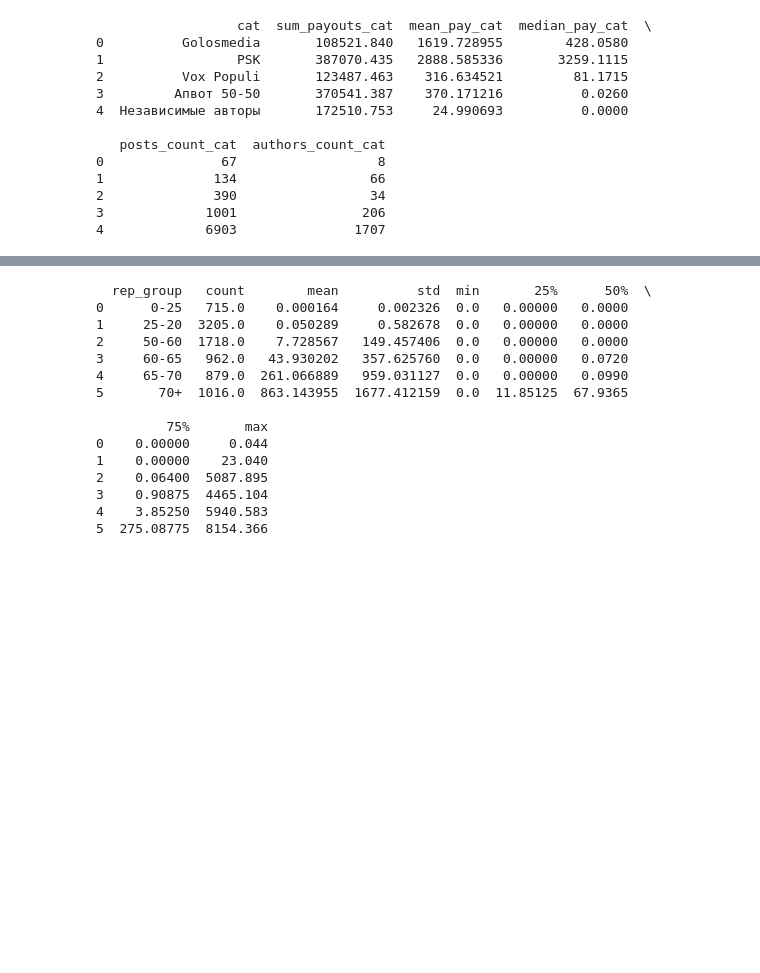
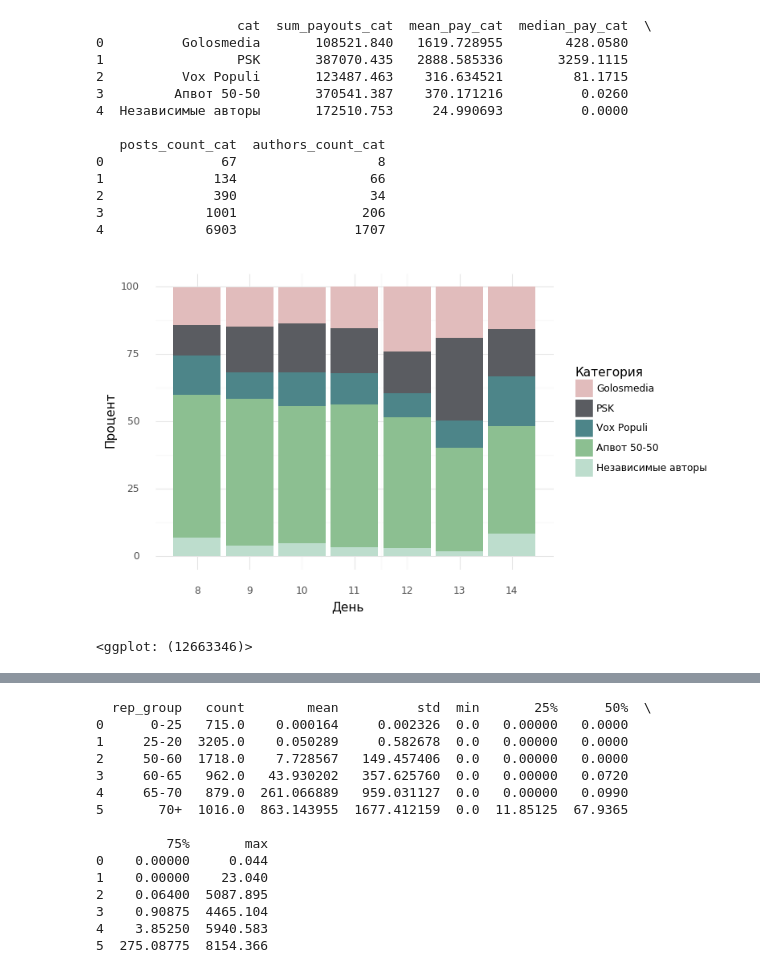
Before and after one commit to ninjascant/articles, a Jupyter notebook: golos-groups/stats.ipynb, the cells around one changed output, grey strips where cells are left out. Drawn from its saved outputs; the diff is of its cells as text; code cells hidden in the pictures; blank space fills up the shorter version.

Commit message:
Add groups percents

```diff
--- a/golos-groups/stats.ipynb
+++ b/golos-groups/stats.ipynb
@@ -29,6 +29,16 @@ print(cat_df)
 2              390                 34
 3             1001                206
 4             6903               1707
+# %%
+%matplotlib inline
+categories_df = pd.read_csv('./csv_data/week_2_all_with_cat.csv')
+(ggplot() + geom_bar(aes(y = 'percent', x = 'day', fill = 'cat'), data = categories_df, stat="identity") +
+     scale_x_continuous(breaks = categories_df['day'].unique()) +
+     scale_fill_manual(['#E1BCBC', '#5A5C61', '#4D8589', '#8CBF91', '#BDDDCD']) +
+    xlab('День') + ylab('Процент') + ggtitle('') + labs(fill='Категория') + theme_minimal())
+# %% [output]
+[figure, added]
+<ggplot: (12663346)>
 # %%
 rep_groups_df = all_data_df.groupby('rep_group').describe()
 
```
